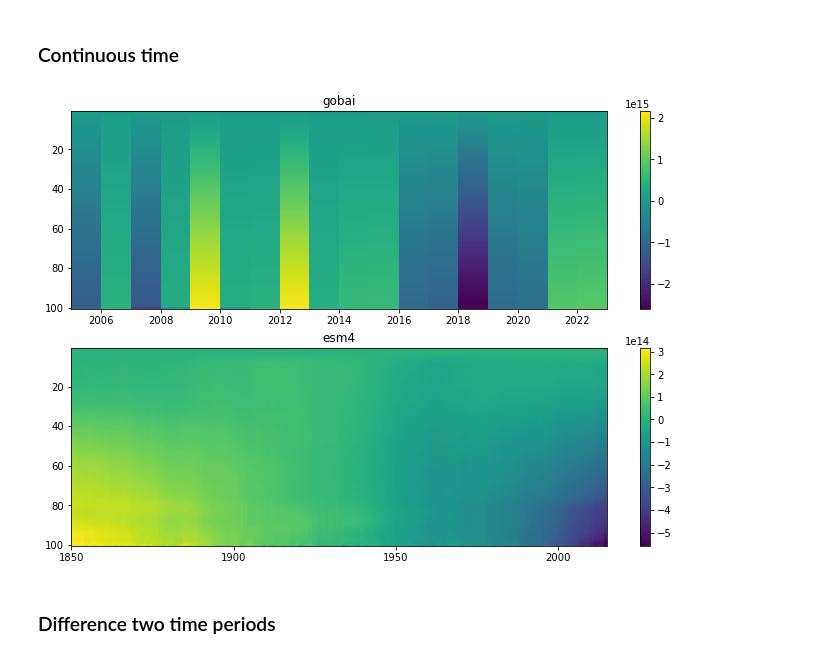
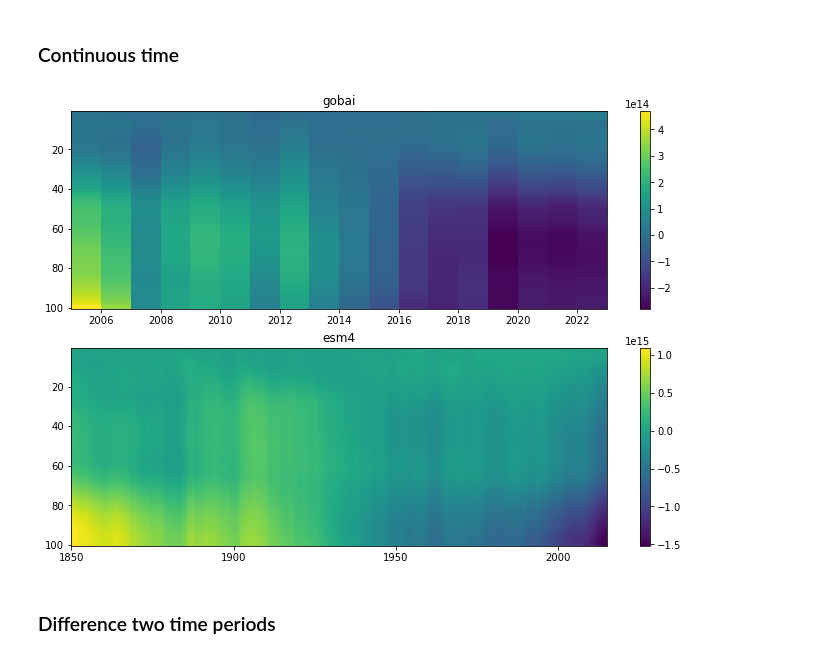
Before and after one commit to gmacgilchrist/oxygen, a Jupyter notebook: notebooks/draw_tracerpercentile_cfdatasets.ipynb, the cells around one changed output. Cells and saved outputs as stored; diff of their text form; code cells hidden in the pictures.

```diff
--- a/notebooks/draw_tracerpercentile_cfdatasets.ipynb
+++ b/notebooks/draw_tracerpercentile_cfdatasets.ipynb
@@ -7,7 +7,7 @@ import cftime
 import matplotlib.pyplot as plt
 # %%
 datasets = ['gobai','esm4']
-tracernames = ['o2','o2sat']
+tracernames = ['o2']
 ascending = False
 # %%
 dd = {}
@@ -20,18 +20,18 @@ for dataset in datasets:
 # %% [markdown]
 ### Continuous time
 # %%
-tracername = 'o2sat'
+tracername = 'o2'
 fig,axarr = plt.subplots(figsize=(12,8),nrows=2)
 for i,dataset in enumerate(datasets):
     ax = axarr.flat[i]
     ds = dd[dataset]
     Z = ds['Tp_'+tracername]-ds['Tp_'+tracername].mean('time')
     im = ax.pcolormesh(Z['time'].values,Z['percentile'],Z.transpose(),shading='auto')
     ax.invert_yaxis()
     ax.set_title(dataset)
     plt.colorbar(im,ax=ax)
 # %% [output]
-[figure, old version]
+[figure, new version]
 # %% [markdown]
 ### Difference two time periods
 # %%
```
Also changed, not shown: parts of 2 cells of this notebook, 2 other files.
